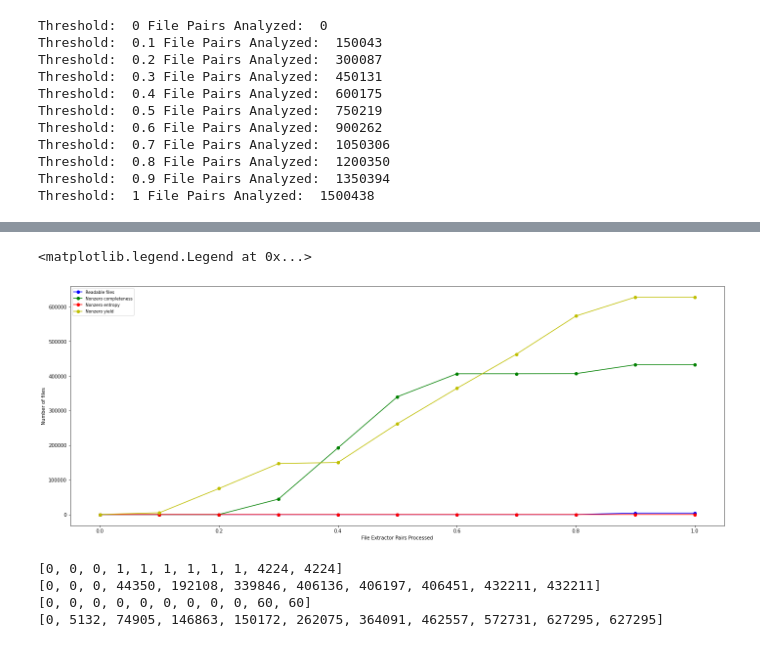
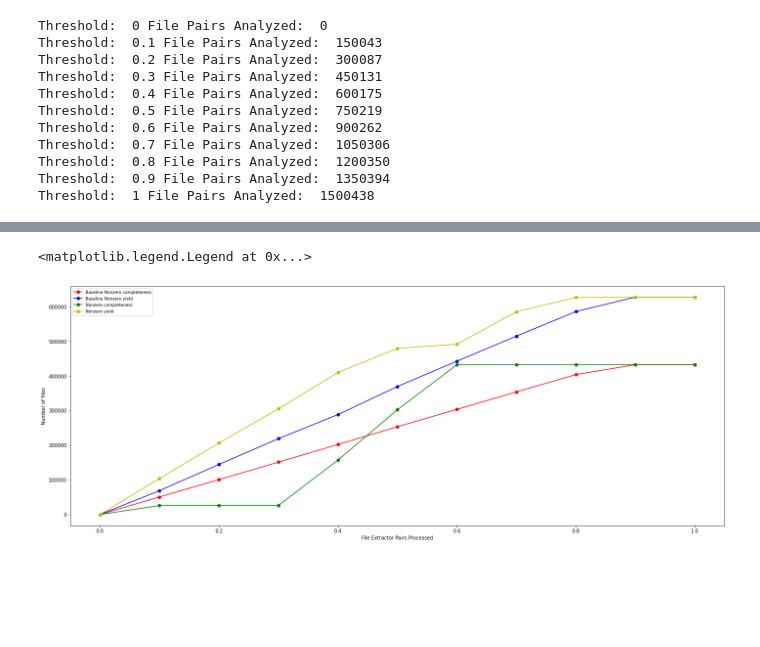
Before and after one commit to xtracthub/xtract-sampler, a Jupyter notebook: Scheduler/deqeue_analysis_iccs.ipynb, the cells around one changed output, grey strips where cells are left out. Cells and saved outputs as stored; diff of their text form; code cells hidden in the pictures; blank space fills up the shorter version.

```diff
--- a/Scheduler/deqeue_analysis_iccs.ipynb
+++ b/Scheduler/deqeue_analysis_iccs.ipynb
@@ -169,22 +320,12 @@ Threshold:  1 File Pairs Analyzed:  1500438
 # %%
-x = np.asarray(x)
-
 plt.figure(figsize=(24, 9))
 plt.xlabel("File Extractor Pairs Processed")
 plt.ylabel("Number of files")
-plt.plot(x, file_count['readability'], '-o', color='b', label='Readable files')
+plt.plot(x, file_count_baseline['completeness'], '-o', color='r', label='Baseline Nonzero completeness')
+plt.plot(x, file_count_baseline['yield'], '-o', color='b', label='Baseline Nonzero yield')
 plt.plot(x, file_count['completeness'], '-o', color='g', label='Nonzero completeness')
-plt.plot(x, file_count['entropy'], '-o', color='r', label='Nonzero entropy')
 plt.plot(x, file_count['yield'], '-o', color='y', label='Nonzero yield')
 plt.legend(fontsize='small')
 # %% [output]
 <matplotlib.legend.Legend at 0x...>
-[figure, old version]
+[figure, new version]
-# %%
-for k, v in file_count.items():
-	print(v)
-# %% [output]
-[0, 0, 0, 1, 1, 1, 1, 1, 1, 4224, 4224]
-[0, 0, 0, 44350, 192108, 339846, 406136, 406197, 406451, 432211, 432211]
-[0, 0, 0, 0, 0, 0, 0, 0, 0, 60, 60]
-[0, 5132, 74905, 146863, 150172, 262075, 364091, 462557, 572731, 627295, 627295]
```
Also changed, not shown: parts of 25 cells of this notebook, 3 other files.
